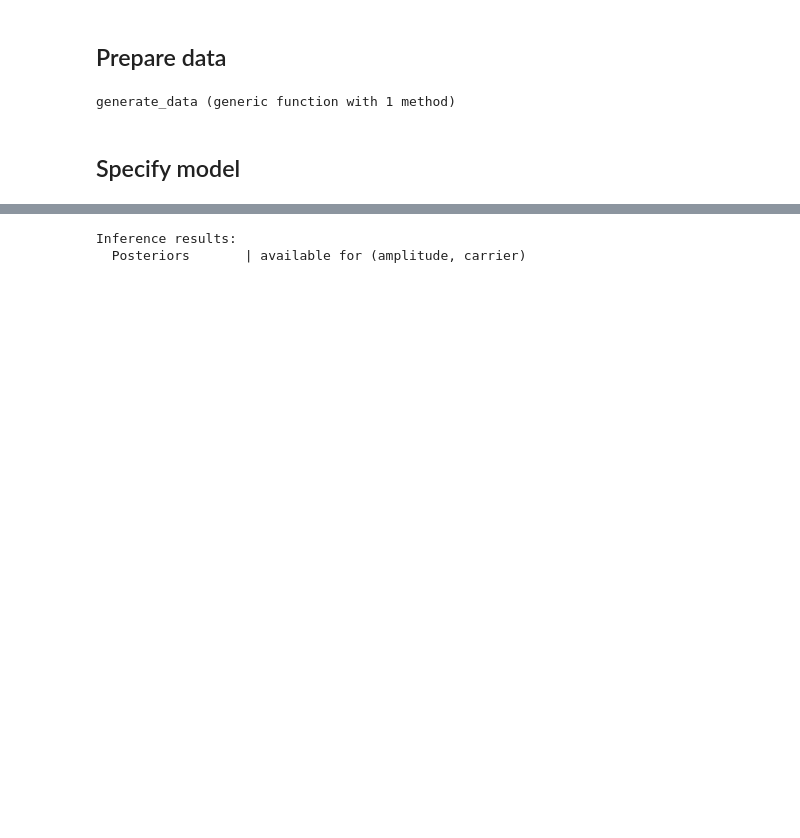
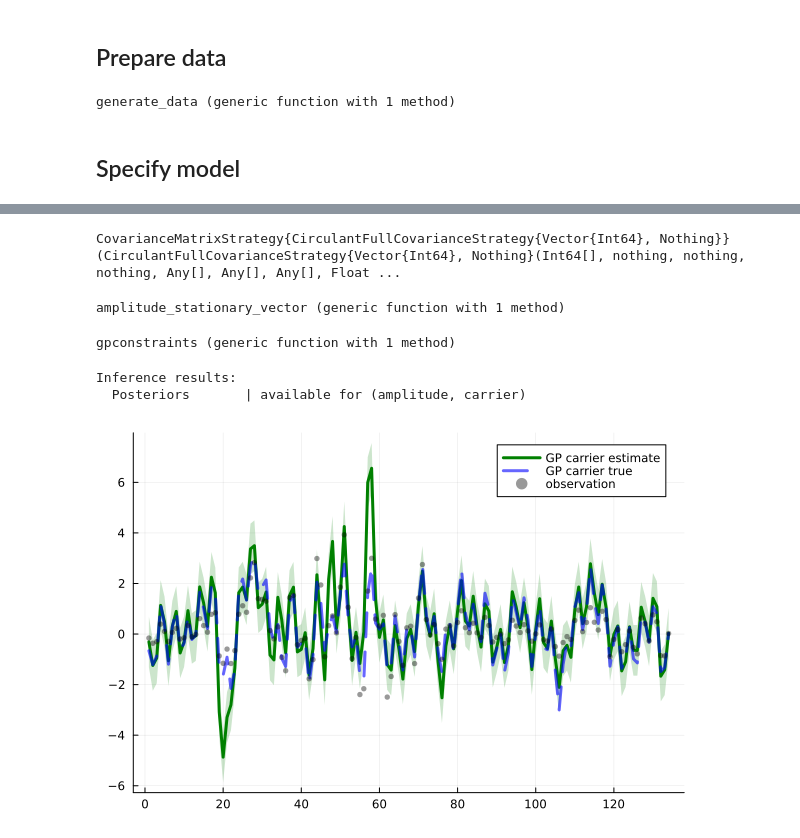
Before and after one commit to biaslab/GaussianProcessNode, a Jupyter notebook: pad_with_gp_carrier.ipynb, the cells around one changed output, grey strips where cells are left out. Drawn from its saved outputs; the diff is of its cells as text; code cells hidden in the pictures; blank space fills up the shorter version.

```diff
--- a/pad_with_gp_carrier.ipynb
+++ b/pad_with_gp_carrier.ipynb
@@ -137,6 +175,6 @@ end
 # %%
-# Random.seed!(10295)
-σ_y = 0.0001 ## we assume low noise for now
+# Random.seed!(123456)
+σ_y = 0.001 ## we assume low noise for now
 
 N = 400; #data length
 n = 400; #lenght of the axis of gp
@@ -146,37 +184,30 @@ mean_amplitude = (x) -> 0.3*sin(2pi*x*4) + 0.3*exp(-x^2);
 mean_carrier   = (x) -> cos(2pi*x*10)
 kernel_carrier(θ)     =  with_lengthscale(SqExponentialKernel(),θ)
 kernel_amplitude(θ)   =  0.1*with_lengthscale(SqExponentialKernel(),θ) + with_lengthscale(PeriodicKernel(),3.0)
-tmin,tmax = 0., 3.0
+tmin,tmax = 0., 4.0
 time_range = collect(range(tmin, tmax; length=n));
 Cov_amplitude = kernelmatrix(kernel_amplitude(θamplitude),time_range,time_range) + 1e-7*I;
 Cov_carrier   = kernelmatrix(kernel_carrier(θcarrier),time_range,time_range) + 1e-7I;
 gp_amplitude  = MvNormal(mean_amplitude.(time_range), Cov_amplitude)
 gp_carrier    = MvNormal(mean_carrier.(time_range), Cov_carrier)
-amplitude_gt = rand(gp_amplitude)
-carrier_gt   = rand(gp_carrier)
+amplitude_gt = rand(StableRNG(14),gp_amplitude)
+carrier_gt   = rand(StableRNG(14), gp_carrier)
 #Observe data
-pos = sort(randperm(n)[1:N]); # position where we observe data
+pos = sort(randperm(StableRNG(1),n)[1:N]); # position where we observe data
 time_train = time_range[pos]
 
 
 #Generate data
 y_true_state,y_data = generate_data(n,amplitude_gt,carrier_gt,σ_y);
 
-cov_strategy1 = CovarianceMatrixStrategy(FullCovarianceStrategy())
-cov_strategy2 = CovarianceMatrixStrategy(FullCovarianceStrategy())
+cov_strategy1 = CovarianceMatrixStrategy(CirculantFullCovarianceStrategy())
+cov_strategy2 = CovarianceMatrixStrategy(CirculantFullCovarianceStrategy())
 # cov_strategy = CovarianceMatrixStrategy(SoR(50))
-
-iresult = inference(
-    model = modulation(length(y_data),1/σ_y^2, kernel_amplitude,mean_amplitude, kernel_carrier,mean_carrier, time_train,time_range, cov_strategy1,cov_strategy2),
-    initmessages = (
-#                     amplitude  = GaussianProcess(mean_amplitude,kernel_amplitude(θamplitude),MvNormalMeanCovariance(mean_amplitude.(time_range),Cov_amplitude),time_range,time_train,Float64[], cov_strategy1),
-                    carrier  = GaussianProcess(mean_carrier,kernel_carrier(0.1),MvNormalMeanCovariance(mean_carrier.(time_range),Cov_carrier),time_range,time_train,Float64[], cov_strategy2),
-                    ),
-    returnvars = (amplitude=KeepEach(),carrier=KeepEach()),
-    data  = (observation = y_data,),
-    showprogress = true,
-    free_energy = false,
-)
 # %% [output]
-Inference results:
-  Posteriors       | available for (amplitude, carrier)
+CovarianceMatrixStrategy{CirculantFullCovarianceStrategy{Vector{Int64}, Nothing}}(CirculantFullCovarianceStrategy{Vector{Int64}, Nothing}(Int64[], nothing, nothing, nothing, Any[], Any[], Any[], Float ...
+# %%
+delta_time_range = time_range .- time_range[1]
+carrier_stationary_vector(θ) = SE_stationary_vector(delta_time_range,1.,θ)
+amplitude_stationary_vector(θ) = SE_stationary_vector(delta_time_range, .1, θ) + Periodic_stationary_vector(delta_time_range,1.,3.,1.)
+# %% [output]
+amplitude_stationary_vector (generic function with 1 method)
@@ -183,3 +227,25 @@ Inference results:
+# %%
+@constraints function gpconstraints()
+    q(amplitude,θ) = q(amplitude)q(θ)
+end
+# %% [output]
+gpconstraints (generic function with 1 method)
+# %%
+iresult = inference(
+    model = modulation(length(y_data),1/σ_y^2,amplitude_stationary_vector ,mean_amplitude, carrier_stationary_vector,mean_carrier, time_train,time_range, cov_strategy1,cov_strategy2),
+    initmessages = (
+#                     amplitude  = GaussianProcess(mean_amplitude,kernel_amplitude(θamplitude),MvNormalMeanCovariance(mean_amplitude.(time_range),Cov_amplitude),time_range,time_train,Float64[], cov_strategy1),
+                    carrier  = GaussianProcess(mean_carrier,carrier_stationary_vector(0.3),MvNormalMeanCovariance(mean_carrier.(time_range),Cov_carrier),time_range,time_train,Float64[], cov_strategy2),
+                    ),
+    returnvars = (amplitude=KeepEach(),carrier=KeepEach(),),
+    data  = (observation = y_data,),
+    iterations = 1,
+    showprogress = false,
+    free_energy = false,
+)
+# %% [output]
+Inference results:
+  Posteriors       | available for (amplitude, carrier)
 # %%
 mamplitude = mean(iresult.posteriors[:amplitude][end].data.finitemarginal)
 vamplitude = var(iresult.posteriors[:amplitude][end].data.finitemarginal)
@@ -188,4 +254,15 @@ expmgp = exp.(mamplitude);
 
 mcarriers = mean(iresult.posteriors[:carrier][end].data.finitemarginal)
 vcarriers = var(iresult.posteriors[:carrier][end].data.finitemarginal);
+# %%
+#gt
+from = 1
+to   = N
+skip = 3
+
+plot(mcarriers[from:skip:to],ribbon=sqrt.(abs.(vcarriers[from:skip:to])),label="GP carrier estimate",linewidth=3.0, fillalpha=0.2, color="green")
+plot!(carrier_gt[from:skip:to],linewidth=3.0, color="blue", label="GP carrier true",alpha=0.6,ls=:dash)
+scatter!(y_data[from:skip:to], label="observation",color=:black,alpha=0.4,ms=3)
+# %% [output]
+[figure, added]
 # %%
```
Also changed, not shown: parts of 9 cells of this notebook, 3 other files.
